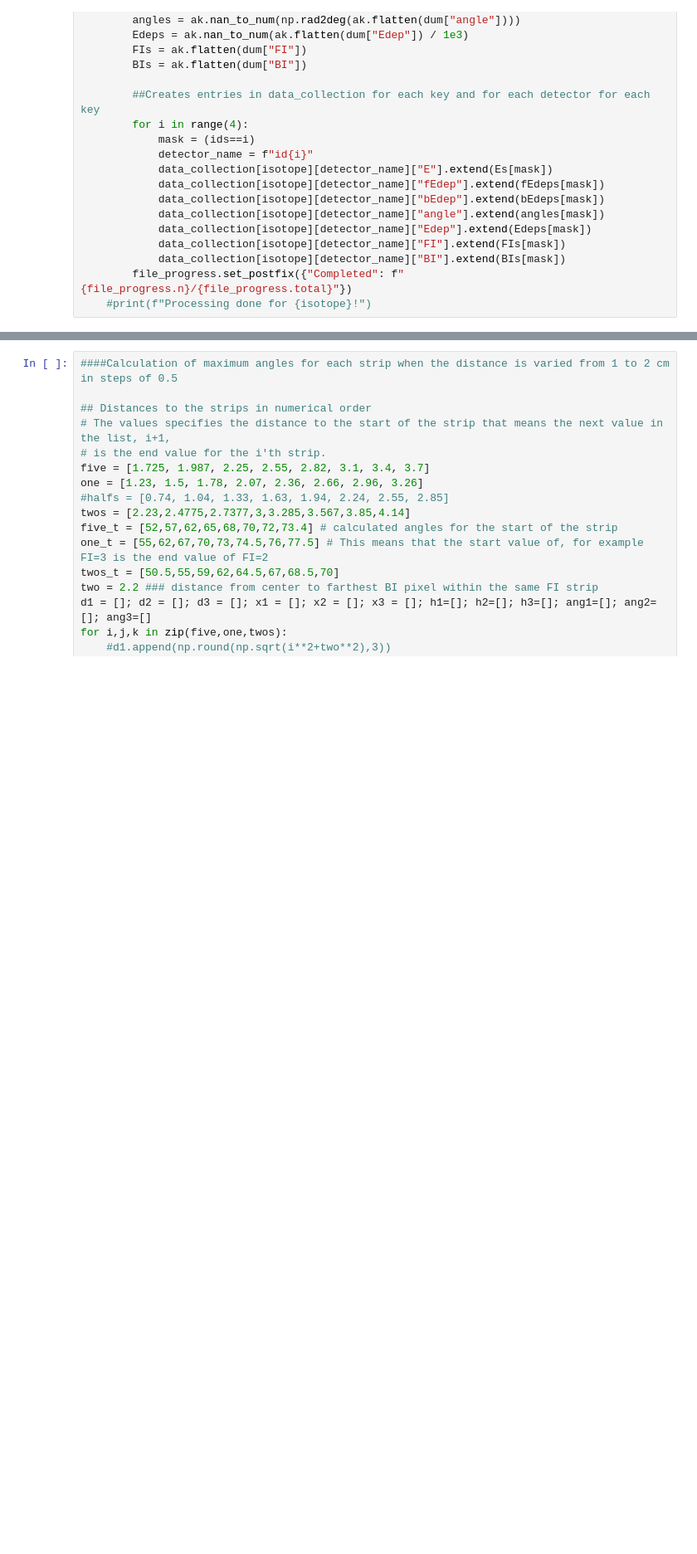
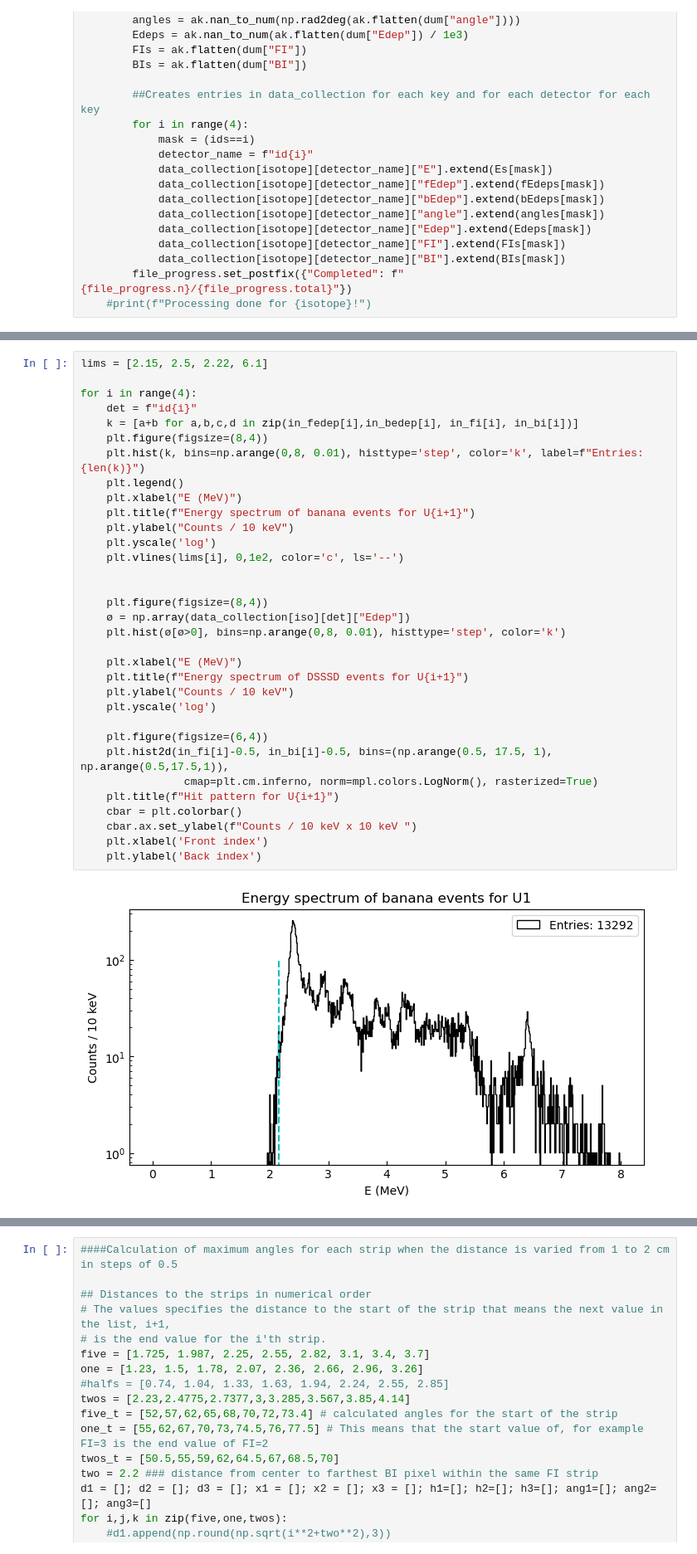
Before and after one commit to phaue/Masters, a Jupyter notebook: analysis/python/dataquality/Al_size_est.ipynb, the cells around one changed output, grey strips where cells are left out. Shown at 83% size. Saved outputs shown, nothing was run; the diff lists cells and outputs as text; blank space fills up the shorter version.

```diff
--- a/analysis/python/dataquality/Al_size_est.ipynb
+++ b/analysis/python/dataquality/Al_size_est.ipynb
@@ -150,0 +161,35 @@ for i in range(3):
+# %%
+lims = [2.15, 2.5, 2.22, 6.1]
+
+for i in range(4):
+    det = f"id{i}"
+    k = [a+b for a,b,c,d in zip(in_fedep[i],in_bedep[i], in_fi[i], in_bi[i])]
+    plt.figure(figsize=(8,4))
+    plt.hist(k, bins=np.arange(0,8, 0.01), histtype='step', color='k', label=f"Entries: {len(k)}")
+    plt.legend()
+    plt.xlabel("E (MeV)")
+    plt.title(f"Energy spectrum of banana events for U{i+1}")
+    plt.ylabel("Counts / 10 keV")
+    plt.yscale('log')
+    plt.vlines(lims[i], 0,1e2, color='c', ls='--')
+
+
+    plt.figure(figsize=(8,4))
+    ø = np.array(data_collection[iso][det]["Edep"])
+    plt.hist(ø[ø>0], bins=np.arange(0,8, 0.01), histtype='step', color='k')
+
+    plt.xlabel("E (MeV)")
+    plt.title(f"Energy spectrum of DSSSD events for U{i+1}")
+    plt.ylabel("Counts / 10 keV")
+    plt.yscale('log')
+
+    plt.figure(figsize=(6,4))
+    plt.hist2d(in_fi[i]-0.5, in_bi[i]-0.5, bins=(np.arange(0.5, 17.5, 1), np.arange(0.5,17.5,1)),
+                cmap=plt.cm.inferno, norm=mpl.colors.LogNorm(), rasterized=True)
+    plt.title(f"Hit pattern for U{i+1}")
+    cbar = plt.colorbar()
+    cbar.ax.set_ylabel(f"Counts / 10 keV x 10 keV ")
+    plt.xlabel('Front index')
+    plt.ylabel('Back index')
+# %% [output]
+[figure, added]
```
Also changed, not shown: parts of 19 cells of this notebook, 6 other files.
